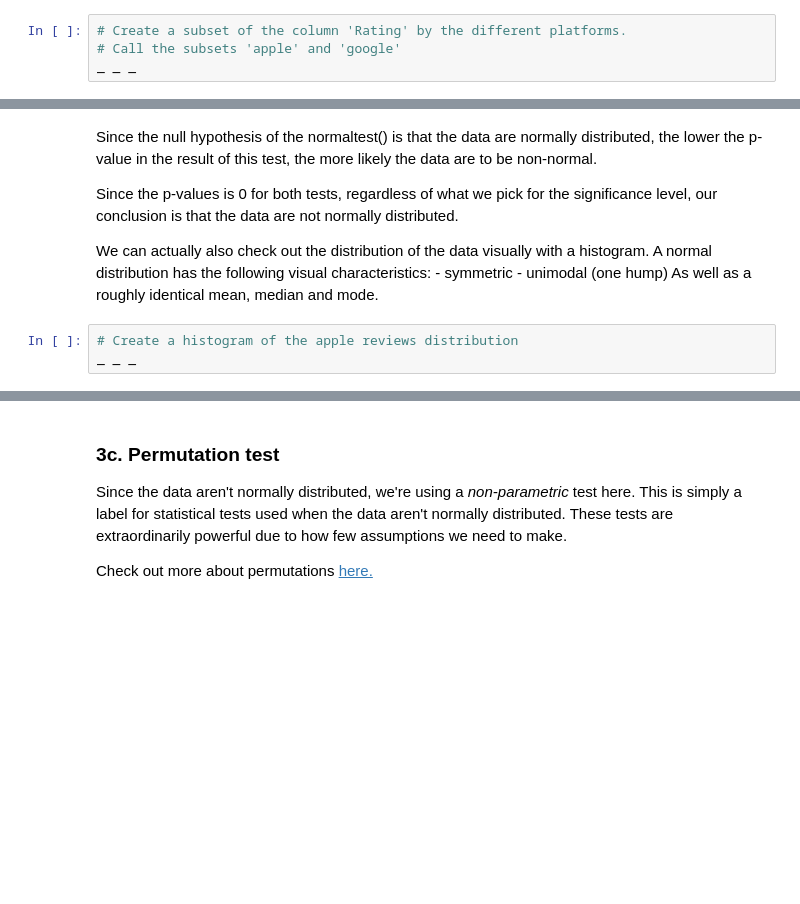
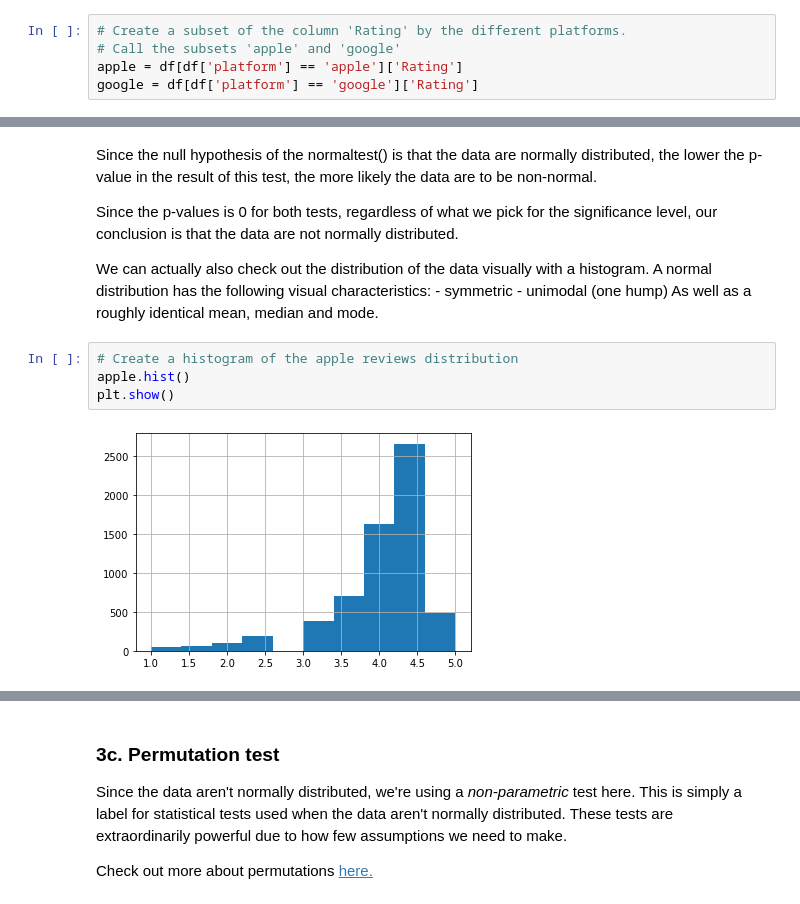
Before and after one commit to ixc9907/Springboard, a Jupyter notebook: Apps Case Study/Springboard Apps project - Tier 3 - Complete.ipynb, the cells around one changed output, grey strips where cells are left out. Saved outputs shown, nothing was run; the diff lists cells and outputs as text; blank space fills up the shorter version.

```diff
--- a/Apps Case Study/Springboard Apps project - Tier 3 - Complete.ipynb
+++ b/Apps Case Study/Springboard Apps project - Tier 3 - Complete.ipynb
@@ -309,7 +434,8 @@ There are many different statistical tests, all with different assumptions. You'
 # %%
 # Create a subset of the column 'Rating' by the different platforms.
 # Call the subsets 'apple' and 'google'
-_ _ _
+apple = df[df['platform'] == 'apple']['Rating']
+google = df[df['platform'] == 'google']['Rating']
 # %%
 # Using the stats.normaltest() method, get an indication of whether the apple data are normally distributed
 # Save the result in a variable called apple_normal, and print it out
@@ -328,6 +460,9 @@ We can actually also check out the distribution of the data visually with a hist
 As well as a roughly identical mean, median and mode.
 # %%
 # Create a histogram of the apple reviews distribution
-_ _ _
+apple.hist()
+plt.show()
+# %% [output]
+[figure, added]
 # %%
 # Create a histogram of the google data
```
Also changed, not shown: parts of 31 cells of this notebook.
